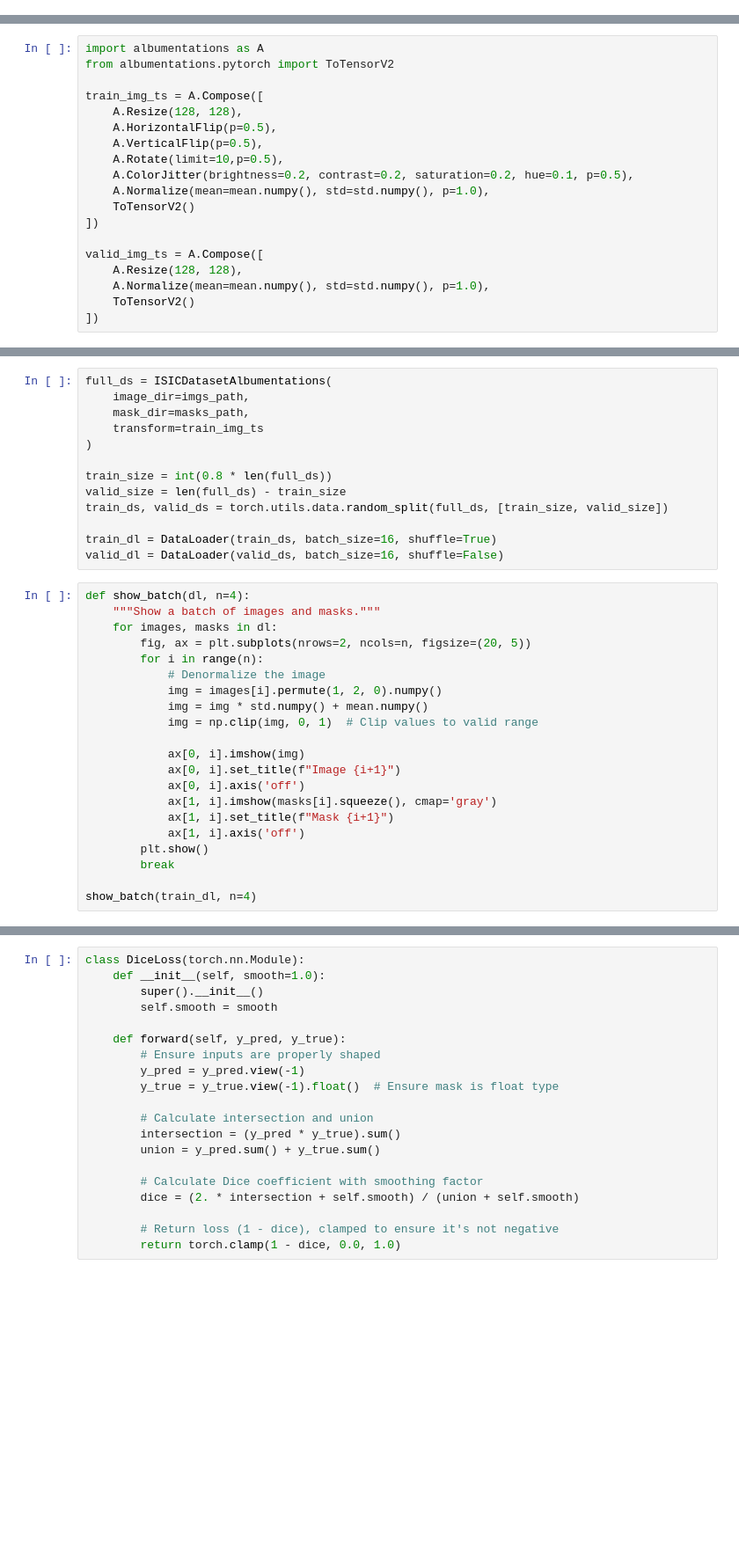
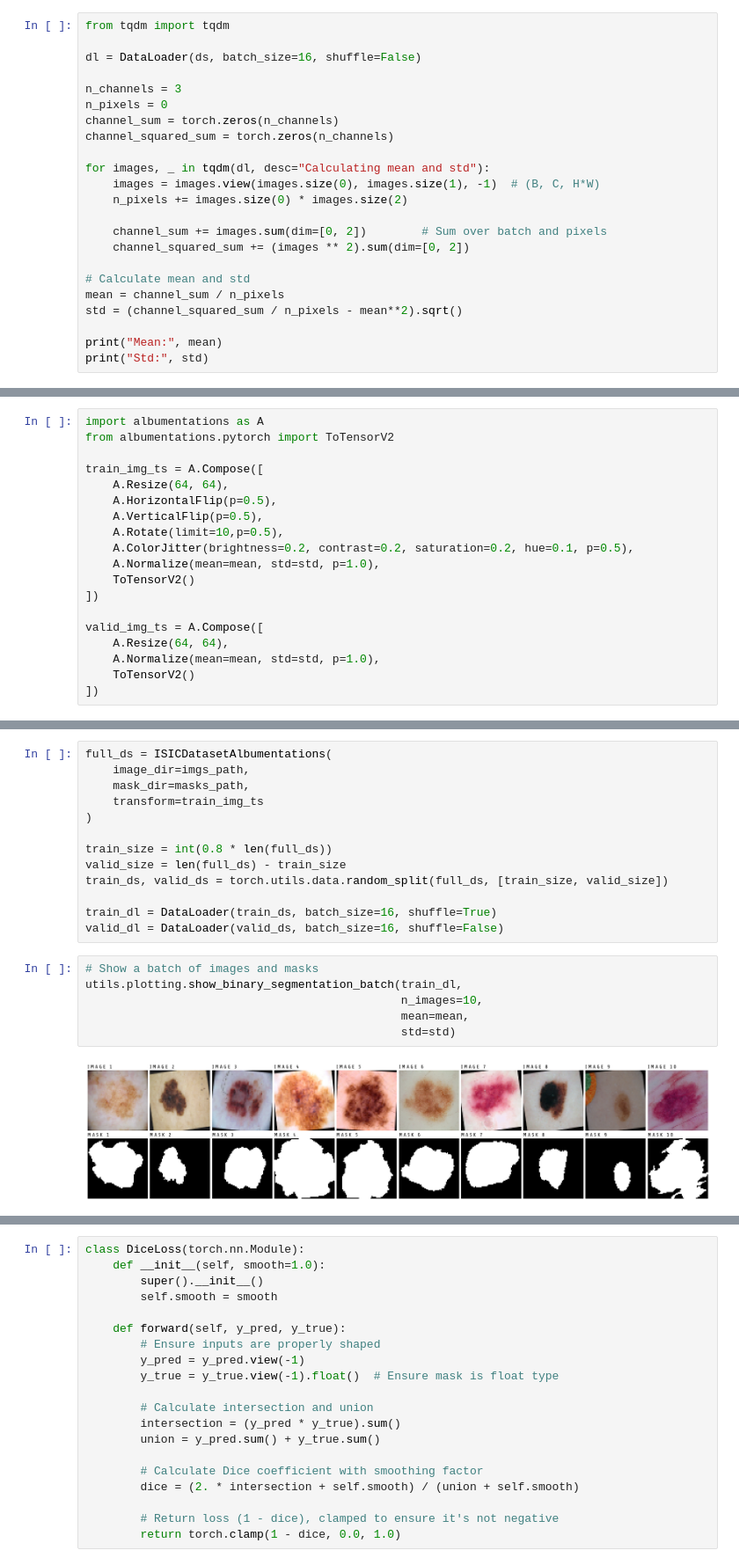
Before and after one commit to santiago2588/deep_learning_training, a Jupyter notebook: SE05_CA_Transfer_Learning.ipynb, the cells around one changed output, grey strips where cells are left out. Shown at 88% size. Cells and saved outputs as stored; diff of their text form; blank space fills up the shorter version.

```diff
--- a/SE05_CA_Transfer_Learning.ipynb
+++ b/SE05_CA_Transfer_Learning.ipynb
@@ -242,0 +294,23 @@ transform = A.Compose([
+# %%
+from tqdm import tqdm
+
+dl = DataLoader(ds, batch_size=16, shuffle=False)
+
+n_channels = 3
+n_pixels = 0
+channel_sum = torch.zeros(n_channels)
+channel_squared_sum = torch.zeros(n_channels)
+
+for images, _ in tqdm(dl, desc="Calculating mean and std"):
+    images = images.view(images.size(0), images.size(1), -1)  # (B, C, H*W)
+    n_pixels += images.size(0) * images.size(2)
+
+    channel_sum += images.sum(dim=[0, 2])        # Sum over batch and pixels
+    channel_squared_sum += (images ** 2).sum(dim=[0, 2])
+
+# Calculate mean and std
+mean = channel_sum / n_pixels
+std = (channel_squared_sum / n_pixels - mean**2).sqrt()
+
+print("Mean:", mean)
+print("Std:", std)
@@ -245,17 +363,17 @@ import albumentations as A
 from albumentations.pytorch import ToTensorV2
 
 train_img_ts = A.Compose([
-    A.Resize(128, 128),
+    A.Resize(64, 64),
     A.HorizontalFlip(p=0.5),
     A.VerticalFlip(p=0.5),
     A.Rotate(limit=10,p=0.5),
     A.ColorJitter(brightness=0.2, contrast=0.2, saturation=0.2, hue=0.1, p=0.5),
-    A.Normalize(mean=mean.numpy(), std=std.numpy(), p=1.0),
+    A.Normalize(mean=mean, std=std, p=1.0),
     ToTensorV2()
 ])
 
 valid_img_ts = A.Compose([
-    A.Resize(128, 128),
-    A.Normalize(mean=mean.numpy(), std=std.numpy(), p=1.0),
+    A.Resize(64, 64),
+    A.Normalize(mean=mean, std=std, p=1.0),
     ToTensorV2()
 ])
@@ -304,25 +440,12 @@ train_ds, valid_ds = torch.utils.data.random_split(full_ds, [train_size, valid_s
 
 train_dl = DataLoader(train_ds, batch_size=16, shuffle=True)
 valid_dl = DataLoader(valid_ds, batch_size=16, shuffle=False)
-# %%
-def show_batch(dl, n=4):
-    """Show a batch of images and masks."""
-    for images, masks in dl:
-        fig, ax = plt.subplots(nrows=2, ncols=n, figsize=(20, 5))
-        for i in range(n):
-            # Denormalize the image
-            img = images[i].permute(1, 2, 0).numpy()
-            img = img * std.numpy() + mean.numpy()
-            img = np.clip(img, 0, 1)  # Clip values to valid range
-
-            ax[0, i].imshow(img)
-            ax[0, i].set_title(f"Image {i+1}")
-            ax[0, i].axis('off')
-            ax[1, i].imshow(masks[i].squeeze(), cmap='gray')
-            ax[1, i].set_title(f"Mask {i+1}")
-            ax[1, i].axis('off')
-        plt.show()
-        break
-
-show_batch(train_dl, n=4)
+# %%
+# Show a batch of images and masks
+utils.plotting.show_binary_segmentation_batch(train_dl,
+                                              n_images=10,
+                                              mean=mean,
+                                              std=std)
+# %% [output]
+[figure, added]
 # %% [markdown]
```
Also changed, not shown: parts of 27 cells of this notebook.
